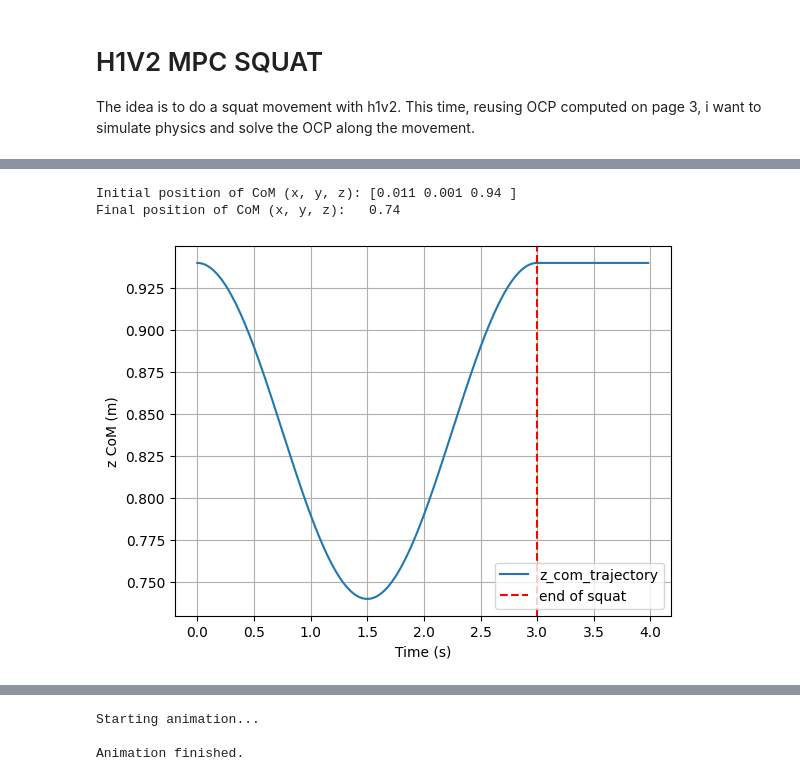
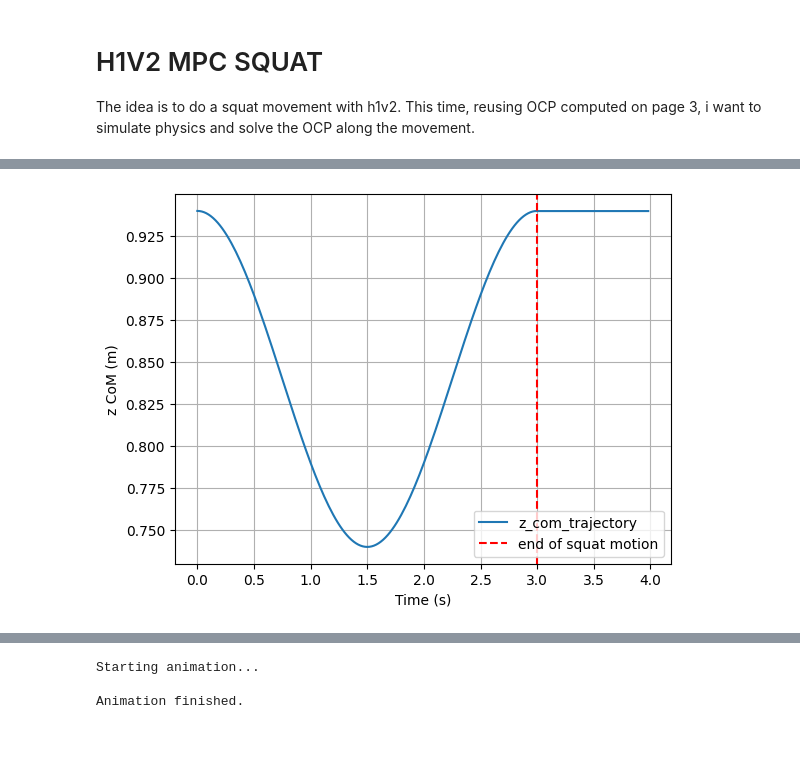
Before and after one commit to clementPene/robot_playground, a Jupyter notebook: notebooks/4- h1_squat_MPC.ipynb, the cells around one changed output, grey strips where cells are left out. Drawn from its saved outputs; the diff is of its cells as text; code cells hidden in the pictures; blank space fills up the shorter version.

```diff
--- a/notebooks/4- h1_squat_MPC.ipynb
+++ b/notebooks/4- h1_squat_MPC.ipynb
@@ -68,6 +69,39 @@ full_gravity_torques = pin.rnea(model, data, q0, v0, a0)
 u0 = full_gravity_torques[6:] # this represent the command to counter gravity.
 
 x0 = np.concatenate([q0, v0]) # This represent initial configuration with v = 0
+# %%
+# create trajectory to be used as reference for the CoM
+from scripts.build_squat_ocp import *
+
+TRAJECTORY_DURATION = 3.0
+HORIZON_LENGTH = 50
+OCP_DT = 0.02
+
+reference_com_trajectory = build_squat_com_trajectory(
+    model,
+    data,
+    q0,
+    v0,
+    traj_duration=TRAJECTORY_DURATION,
+    ocp_dt=OCP_DT,
+    horizon_length=HORIZON_LENGTH,
+    squat_depth=0.20,
+)
+
+# Print graph to check trajectory
+t_all = np.arange(len(reference_com_trajectory)) * OCP_DT
+z_all = reference_com_trajectory[:, 2]
+
+plt.figure()
+plt.plot(t_all, z_all, label="z_com_trajectory")
+plt.axvline(TRAJECTORY_DURATION, color='r', linestyle='--', label="end of squat motion")
+plt.xlabel("Time (s)")
+plt.ylabel("z CoM (m)")
+plt.grid(True)
+plt.legend()
+plt.show()
+# %% [output]
+[figure, added]
 # %%
 # define parameters
 TRAJECTORY_DURATION = 3.0
@@ -77,44 +111,6 @@ PHYSICS_DT = 0.001    # 1000 Hz
 RATIO_PHYSICS_PER_OCP = int(OCP_DT / PHYSICS_DT)
 assert OCP_DT % PHYSICS_DT == 0, "OCP_DT has to be a multiple of PHYSICS_DT"
 N_OCP_STEPS = int(TRAJECTORY_DURATION / OCP_DT)
-# %%
-# Define a trajectory for the CoM to follow
-pin.forwardKinematics(model, data, q0, v0)
-pin.updateFramePlacements(model, data)
-pin.centerOfMass(model, data, q0, v0)
-
-z_com_highest = data.com[0][2].copy()
-print(f"Initial position of CoM (x, y, z): {np.round(data.com[0], 3)}")
-
-z_com_lower = z_com_highest.copy()
-z_com_lower -= 0.20
-print(f"Final position of CoM (x, y, z):   {np.round(z_com_lower, 3)}")
-
-mean_com = (z_com_highest + z_com_lower) / 2.0
-amplitude = (z_com_highest - z_com_lower) / 2.0
-z_com_trajectory = [mean_com + amplitude * np.cos(2* np.pi * t / N_OCP_STEPS) for t in range(N_OCP_STEPS)]
-
-# finish trajectory with initial values from TRAJECTORY_STEP to (TRAJECTORY_STEP + HORIZON_LENGTH)
-trajectory_extension = [z_com_highest] * HORIZON_LENGTH
-z_com_trajectory.extend(trajectory_extension)
-
-# format trajectory with x and y
-reference_com_trajectory = [np.array([0.011, 0.001, z]) for z in z_com_trajectory]
-
-# plot trajectory
-t_all = np.arange(len(z_com_trajectory)) * OCP_DT
-plt.figure()
-plt.plot(t_all, z_com_trajectory, label="z_com_trajectory")
-plt.axvline(TRAJECTORY_DURATION, color='r', linestyle='--', label="end of squat")
-plt.xlabel("Time (s)")
-plt.ylabel("z CoM (m)")
-plt.grid(True)
-plt.legend()
-plt.show()
-# %% [output]
-Initial position of CoM (x, y, z): [0.011 0.001 0.94 ]
-Final position of CoM (x, y, z):   0.74
-[figure, removed]
 # %%
 # I want to chain OCP problem in order to solve a small part of a trajectory
 from ocp_tools.ocp_builder import OCPBuilder
```
Also changed, not shown: parts of 3 cells of this notebook, 17 other files.
